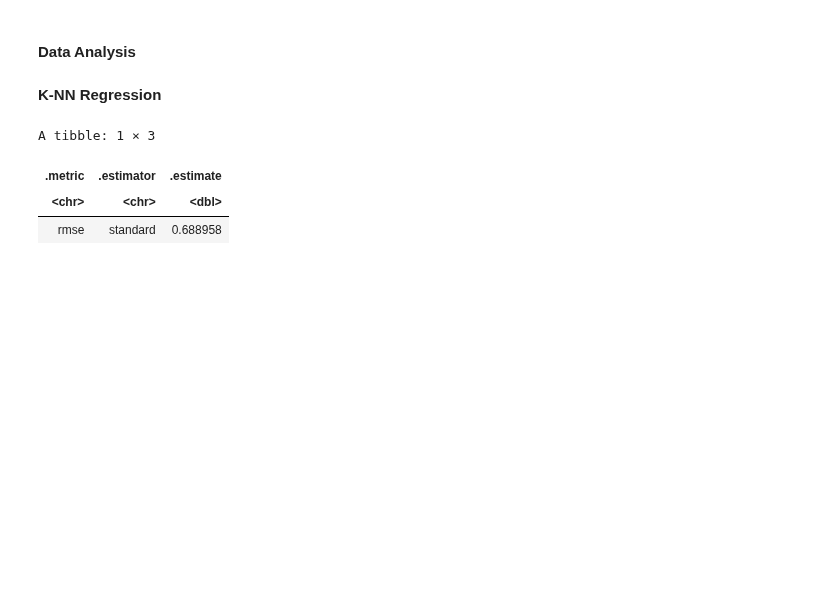
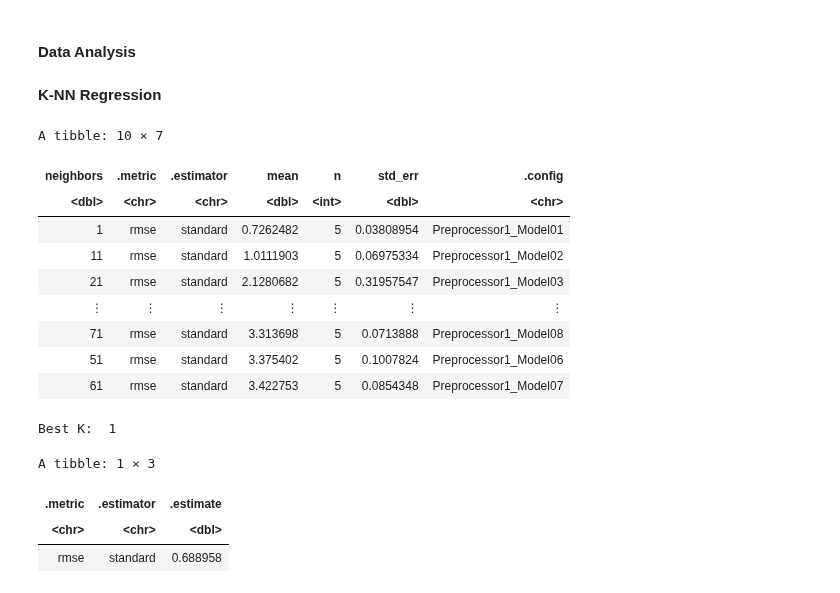
Before and after one commit to xinxusean/DSCI100_project, a Jupyter notebook: ProjectReport.ipynb, the cells around one changed output. Saved outputs shown, nothing was run; the diff lists cells and outputs as text; code cells hidden in the pictures; blank space fills up the shorter version.

Commit message:
Split up code for regression to make it more readable

```diff
--- a/ProjectReport.ipynb
+++ b/ProjectReport.ipynb
@@ -237 +243,43 @@ From our initial visualizations, we expect Heating Load to be proportional to Ov
+# %%
+#Tuning and Performing 5 Fold Cross Validation
+data_spec <- nearest_neighbor(weight_func = "rectangular", neighbors = tune()) |>  #TUNING
+       set_engine("kknn") |>
+       set_mode("regression")
+
+data_vfold <- vfold_cv(energy_train, v = 5, strata = Heating.Load)
+
+data_workflow <- workflow() |>
+    add_recipe(data_recipe) |>
+    add_model(data_spec)
+
+gridvals <- tibble(neighbors = seq(from = 1, to = 100, by = 10)) #TESTING K VALUES
+
+data_results <- data_workflow |>
+  tune_grid(resamples = data_vfold, grid = gridvals) |>
+  collect_metrics()
+
+data_results_sorted <- data_results |>
+    filter(.metric == "rmse") |>
+    arrange(mean)
+data_results_sorted
+# %% [output]
+A tibble: 10 × 7
+| neighbors | .metric | .estimator | mean | n | std_err | .config |
+| <dbl> | <chr> | <chr> | <dbl> | <int> | <dbl> | <chr> |
+| 1 | rmse | standard | 0.7262482 | 5 | 0.03808954 | Preprocessor1_Model01 |
+| 11 | rmse | standard | 1.0111903 | 5 | 0.06975334 | Preprocessor1_Model02 |
+| 21 | rmse | standard | 2.1280682 | 5 | 0.31957547 | Preprocessor1_Model03 |
+| ⋮ | ⋮ | ⋮ | ⋮ | ⋮ | ⋮ | ⋮ |
+| 71 | rmse | standard | 3.313698 | 5 | 0.0713888 | Preprocessor1_Model08 |
+| 51 | rmse | standard | 3.375402 | 5 | 0.1007824 | Preprocessor1_Model06 |
+| 61 | rmse | standard | 3.422753 | 5 | 0.0854348 | Preprocessor1_Model07 |
+# %%
+# Finding Best K (Minimum RMSE)
+data_min <- data_results_sorted |> head(n=1)
+
+k_min <- data_min |>
+          pull(neighbors)
+cat("Best K: ", k_min)
+# %% [output]
+Best K:  1
 # %%
```
Also changed, not shown: parts of 6 cells of this notebook.
